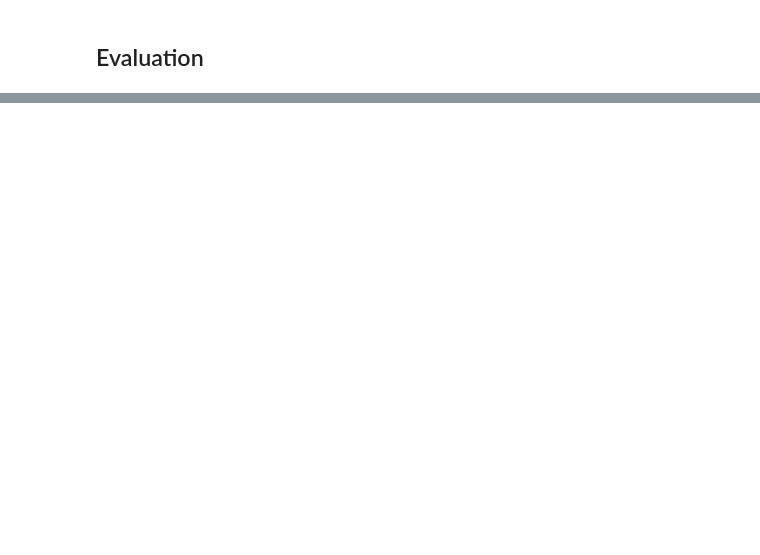
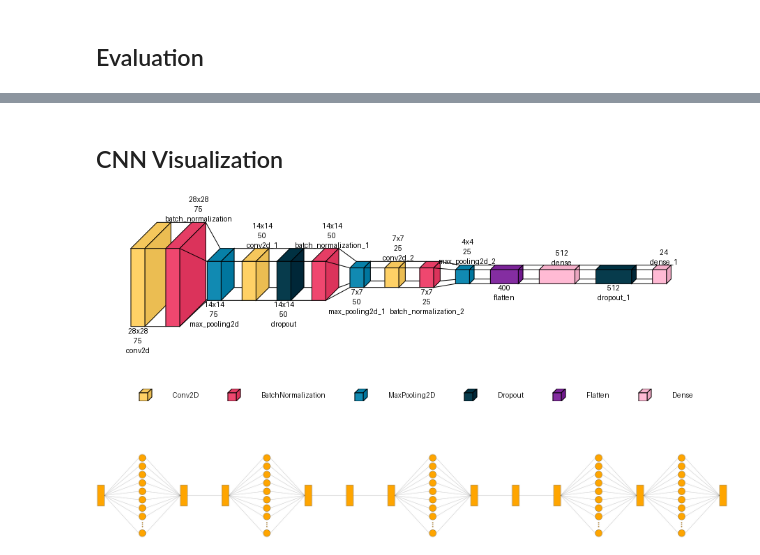
Before and after one commit to JHMuir/ASL_Letter_Recognition, a Jupyter notebook: training.ipynb, the cells around one changed output, grey strips where cells are left out. Drawn from its saved outputs; the diff is of its cells as text; code cells hidden in the pictures; blank space fills up the shorter version.

Commit message:
added layer visualization, deprecated .py file

```diff
--- a/training.ipynb
+++ b/training.ipynb
@@ -195,0 +197,39 @@ for c in correct[:6]:
+# %% [markdown]
+## CNN Visualization
+# %%
+def text_callable(layer_index, layer):
+    # Every other piece of text is drawn above the layer, the first one below
+    above = bool(layer_index%2)
+
+    # Get the output shape of the layer
+    output_shape = [x for x in list(layer.output_shape) if x is not None]
+
+    # If the output shape is a list of tuples, we only take the first one
+    if isinstance(output_shape[0], tuple):
+        output_shape = list(output_shape[0])
+        output_shape = [x for x in output_shape if x is not None]
+
+    # Variable to store text which will be drawn
+    output_shape_txt = ""
+
+    # Create a string representation of the output shape
+    for ii in range(len(output_shape)):
+        output_shape_txt += str(output_shape[ii])
+        if ii < len(output_shape) - 2: # Add an x between dimensions, e.g. 3x3
+            output_shape_txt += "x"
+        if ii == len(output_shape) - 2: # Add a newline between the last two dimensions, e.g. 3x3 \n 64
+            output_shape_txt += "\n"
+
+    # Add the name of the layer to the text, as a new line
+    output_shape_txt += f"\n{layer.name}"
+
+    # Return the text value and if it should be drawn above the layer
+    return output_shape_txt, above
+# %%
+visualkeras.layered_view(model=model, legend=True, spacing=30, text_callable=text_callable, padding=50)
+# %% [output]
+[figure, added]
+# %%
+visualkeras.graph_view(model=model)#, legend=True, spacing=30, text_callable=text_callable, padding=50)
+# %% [output]
+[figure, added]
```
Also changed, not shown: parts of 9 cells of this notebook, 1 other file.
